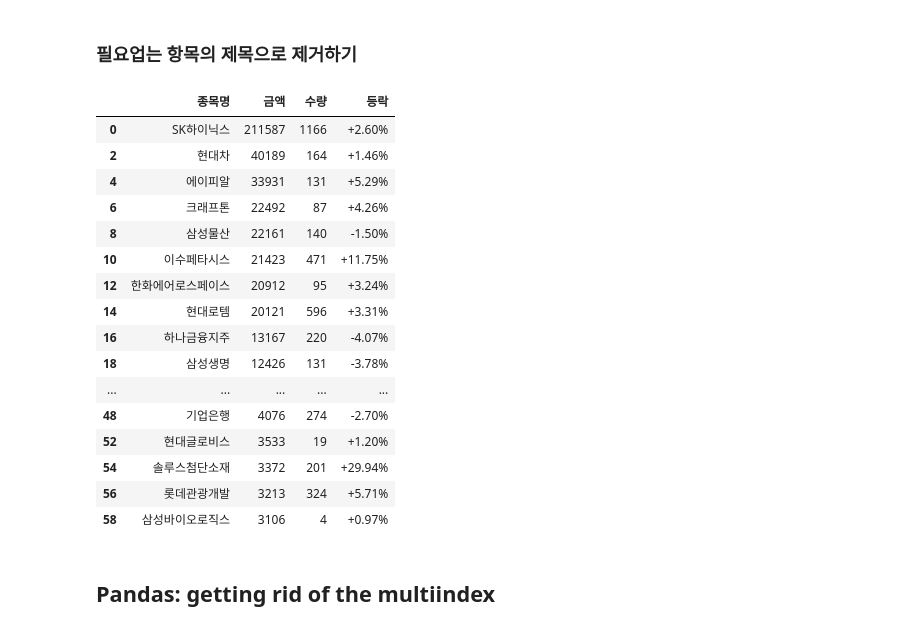
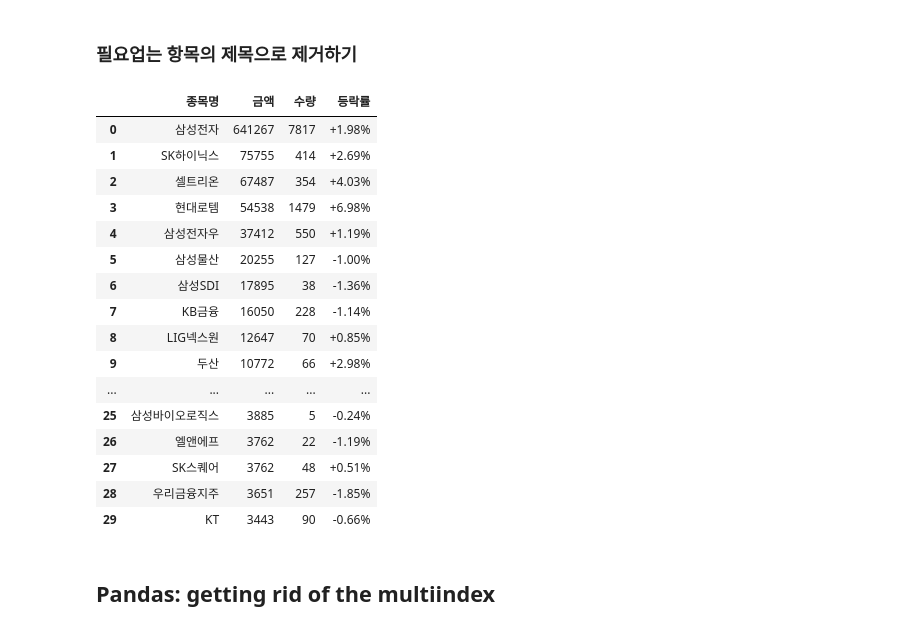
Before and after one commit to starshorse/20200228start, a Jupyter notebook: python_ex/jupyter_note/web crawling.ipynb, the cells around one changed output. Cells and saved outputs as stored; diff of their text form; code cells hidden in the pictures.

```diff
--- a/python_ex/jupyter_note/web crawling.ipynb
+++ b/python_ex/jupyter_note/web crawling.ipynb
@@ -226,0 +172,5 @@ dtype: object
+# %%
+df_1 = table[1]
+df_1.columns
+
+df_1 = df_1.drop( columns = [('순매도 종목')] )
@@ -226,0 +179,4 @@ dtype: object
+# %%
+df_1.columns = df_1.columns.droplevel(0)
+df_1
+#df_1.columns = ['종목명','금액','수량','등락률']
@@ -226,0 +201,3 @@ dtype: object
+# %%
+df_1.columns = ['종목명','금액','수량','등락률']
+df_1
@@ -227,27 +222,28 @@ dtype: object
 # %% [markdown]
 ### 필요업는 항목의 제목으로 제거하기
 # %%
+df = df_1
 df = df[~df['종목명'].str.contains('TIGER')]
 df = df[~df['종목명'].str.contains('KODEX')]
 df.sort_values( by ='금액', ascending = False )
 # %% [output]
-|  | 종목명 | 금액 | 수량 | 등락 |
-| 0 | SK하이닉스 | 211587 | 1166 | +2.60% |
-| 2 | 현대차 | 40189 | 164 | +1.46% |
-| 4 | 에이피알 | 33931 | 131 | +5.29% |
-| 6 | 크래프톤 | 22492 | 87 | +4.26% |
-| 8 | 삼성물산 | 22161 | 140 | -1.50% |
-| 10 | 이수페타시스 | 21423 | 471 | +11.75% |
-| 12 | 한화에어로스페이스 | 20912 | 95 | +3.24% |
-| 14 | 현대로템 | 20121 | 596 | +3.31% |
-| 16 | 하나금융지주 | 13167 | 220 | -4.07% |
-| 18 | 삼성생명 | 12426 | 131 | -3.78% |
+|  | 종목명 | 금액 | 수량 | 등락률 |
+| 0 | 삼성전자 | 641267 | 7817 | +1.98% |
+| 1 | SK하이닉스 | 75755 | 414 | +2.69% |
+| 2 | 셀트리온 | 67487 | 354 | +4.03% |
+| 3 | 현대로템 | 54538 | 1479 | +6.98% |
+| 4 | 삼성전자우 | 37412 | 550 | +1.19% |
+| 5 | 삼성물산 | 20255 | 127 | -1.00% |
+| 6 | 삼성SDI | 17895 | 38 | -1.36% |
+| 7 | KB금융 | 16050 | 228 | -1.14% |
+| 8 | LIG넥스원 | 12647 | 70 | +0.85% |
+| 9 | 두산 | 10772 | 66 | +2.98% |
 | ... | ... | ... | ... | ... |
-| 48 | 기업은행 | 4076 | 274 | -2.70% |
-| 52 | 현대글로비스 | 3533 | 19 | +1.20% |
-| 54 | 솔루스첨단소재 | 3372 | 201 | +29.94% |
-| 56 | 롯데관광개발 | 3213 | 324 | +5.71% |
-| 58 | 삼성바이오로직스 | 3106 | 4 | +0.97% |
+| 25 | 삼성바이오로직스 | 3885 | 5 | -0.24% |
+| 26 | 엘앤에프 | 3762 | 22 | -1.19% |
+| 27 | SK스퀘어 | 3762 | 48 | +0.51% |
+| 28 | 우리금융지주 | 3651 | 257 | -1.85% |
+| 29 | KT | 3443 | 90 | -0.66% |
 # %% [markdown]
 ## Pandas: getting rid of the multiindex
 # %%
```
Also changed, not shown: parts of 25 cells of this notebook, 5 other files.
